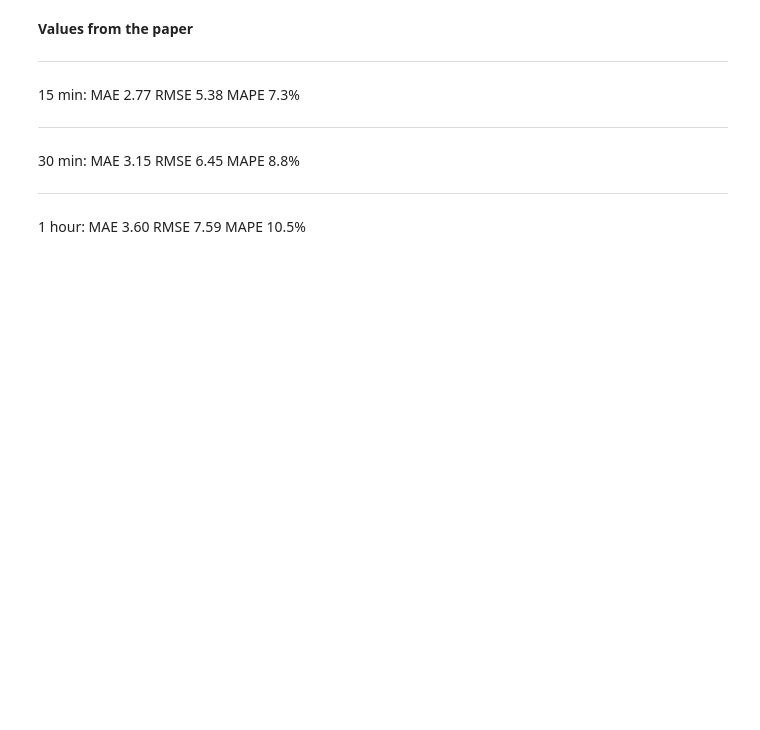
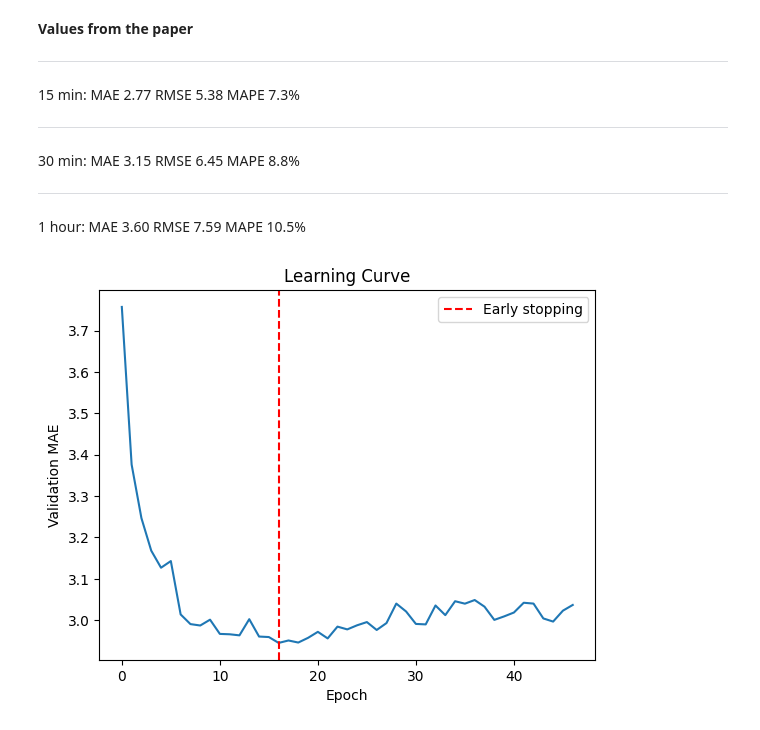
Before and after one commit to cmpe295-smart-city-traffic-ai-platform/DCRNN_PyTorch_Modified, a Jupyter notebook: Assignment.ipynb, the cells around one changed output. Drawn from its saved outputs; the diff is of its cells as text; code cells hidden in the pictures; blank space fills up the shorter version.

```diff
--- a/Assignment.ipynb
+++ b/Assignment.ipynb
@@ -50,18 +50,27 @@ MAPE 10.5%
 # %%
 import matplotlib.pyplot as plt
 
-log_file = 'logs/info.log'
+log_file = 'data/model/dcrnn_DR_3_h_6_64-64_lr_0.01_bs_512_0414221406/info.log'
 
 val_mae_values = []
+stop_epoch = None
+patience = 30
 
 with open(log_file, 'r') as f:
-  for line in f:
-    if 'val_mae' in line:
-      val_mae_values.append(float(line.split('val_mae: ')[1].split(',')[0]))
+    for line in f:
+        if 'val_mae' in line:
+            val_mae = float(line.split('val_mae: ')[1].split(',')[0])
+            val_mae_values.append(val_mae)
+        if 'Early stopping at epoch' in line:
+            stop_epoch = int(line.split('epoch: ')[1]) - patience
 
-print(val_mae_values)
 plt.plot(val_mae_values)
+if stop_epoch:
+    plt.axvline(x=stop_epoch, color='r', linestyle='--', label='Early stopping')
 plt.xlabel('Epoch')
 plt.ylabel('Validation MAE')
 plt.title('Learning Curve')
+plt.legend()
 plt.show()
+# %% [output]
+[figure, added]
```
